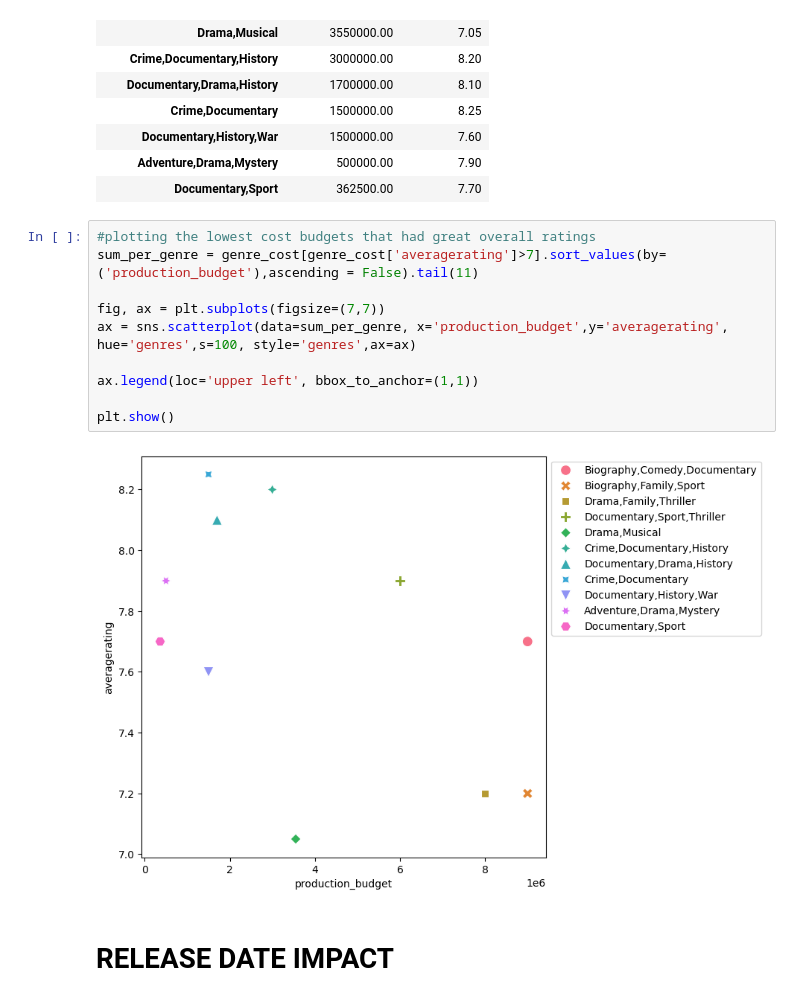
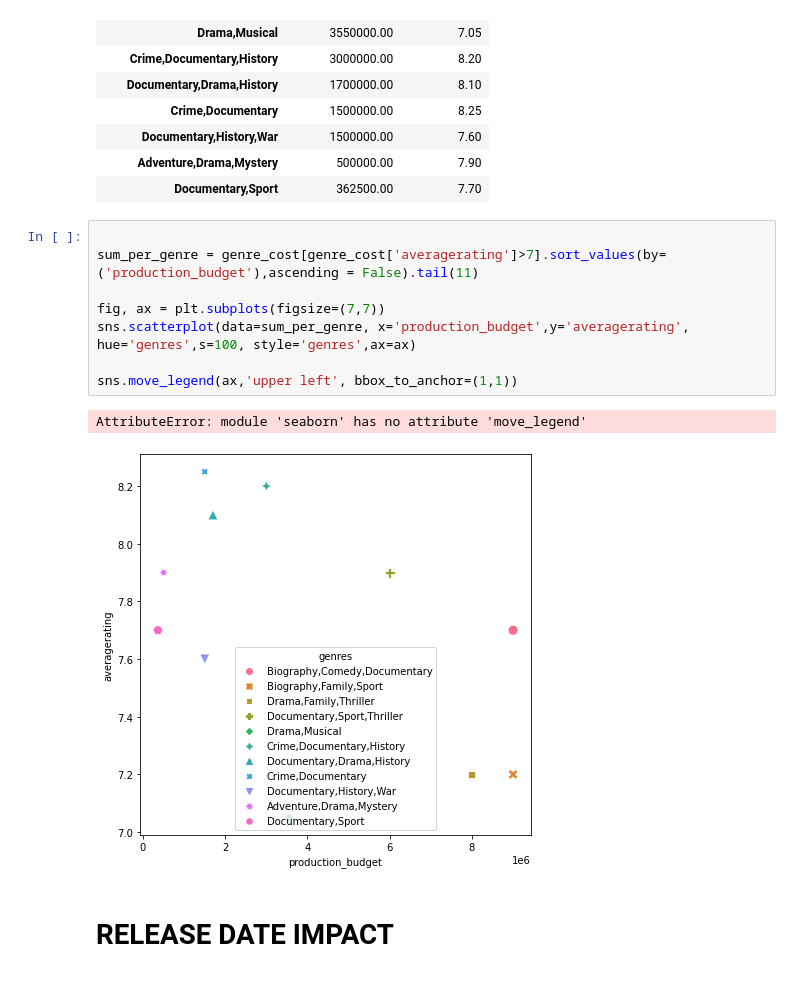
Before and after one commit to Iamwangui/Group1_Movies_Analysis_Project, a Jupyter notebook: movies_analysis.ipynb, the cells around one changed output. Cells and saved outputs as stored; diff of their text form.

Commit message:
Add Data Visualisation 1

```diff
--- a/movies_analysis.ipynb
+++ b/movies_analysis.ipynb
@@ -400,17 +400,16 @@ genre_cost[genre_cost['averagerating']>7].sort_values(by=('production_budget'),a
 | Adventure,Drama,Mystery | 500000.00 | 7.90 |
 | Documentary,Sport | 362500.00 | 7.70 |
 # %%
-#plotting the lowest cost budgets that had great overall ratings
+
 sum_per_genre = genre_cost[genre_cost['averagerating']>7].sort_values(by=('production_budget'),ascending = False).tail(11)
 
 fig, ax = plt.subplots(figsize=(7,7))
-ax = sns.scatterplot(data=sum_per_genre, x='production_budget',y='averagerating', hue='genres',s=100, style='genres',ax=ax)
+sns.scatterplot(data=sum_per_genre, x='production_budget',y='averagerating', hue='genres',s=100, style='genres',ax=ax)
 
-ax.legend(loc='upper left', bbox_to_anchor=(1,1))
-
-plt.show()
+sns.move_legend(ax,'upper left', bbox_to_anchor=(1,1))
 # %% [output]
+AttributeError: module 'seaborn' has no attribute 'move_legend'
-[figure, old version]
+[figure, new version]
 # %% [markdown]
 # RELEASE DATE IMPACT
 # %% [markdown]
```
Also changed, not shown: parts of 9 cells of this notebook.
